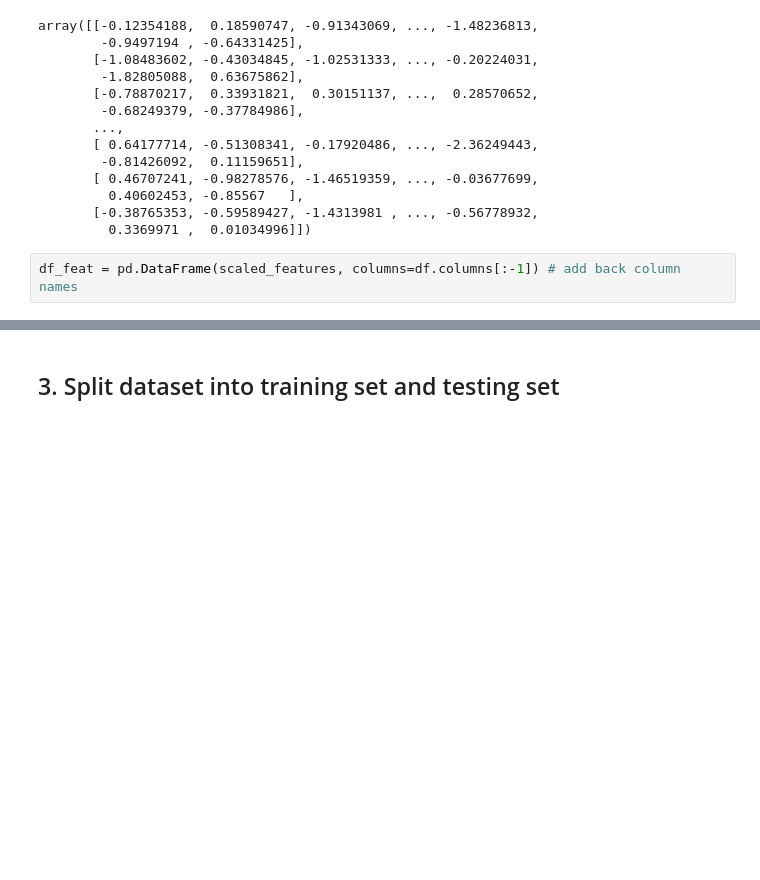
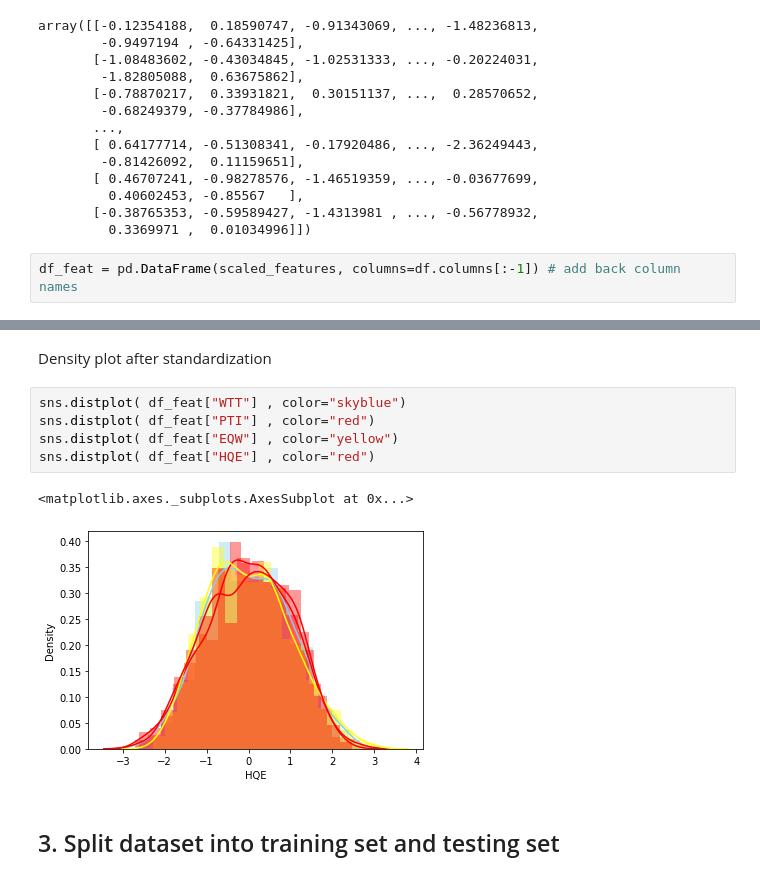
Before and after one commit to XiaonaZhou/data_analytics_2, a Jupyter notebook: Python/Unit_4/KNN_with_Classified_dataset.ipynb, the cells around one changed output, grey strips where cells are left out. Drawn from its saved outputs; the diff is of its cells as text; blank space fills up the shorter version.

```diff
--- a/Python/Unit_4/KNN_with_Classified_dataset.ipynb
+++ b/Python/Unit_4/KNN_with_Classified_dataset.ipynb
@@ -84,6 +94,16 @@ df_feat.head()
 | 2 | -0.788702 | 0.339318 | 0.301511 | 0.755873 | 2.031693 | -0.870156 | 2.599818 | 0.285707 | -0.682494 | -0.377850 |
 | 3 | 0.982841 | 1.060193 | -0.621399 | 0.625299 | 0.452820 | -0.267220 | 1.750208 | 1.066491 | 1.241325 | -1.026987 |
 | 4 | 1.139275 | -0.640392 | -0.709819 | -0.057175 | 0.822886 | -0.936773 | 0.596782 | -1.472352 | 1.040772 | 0.276510 |
+# %% [markdown]
+Density plot after standardization
+# %%
+sns.distplot( df_feat["WTT"] , color="skyblue")
+sns.distplot( df_feat["PTI"] , color="red")
+sns.distplot( df_feat["EQW"] , color="yellow")
+sns.distplot( df_feat["HQE"] , color="red")
+# %% [output]
+<matplotlib.axes._subplots.AxesSubplot at 0x...>
+[figure, added]
 # %% [markdown]
 ## 3. Split dataset into training set and testing set
 # %%
```
Also changed, not shown: parts of 3 cells of this notebook.
